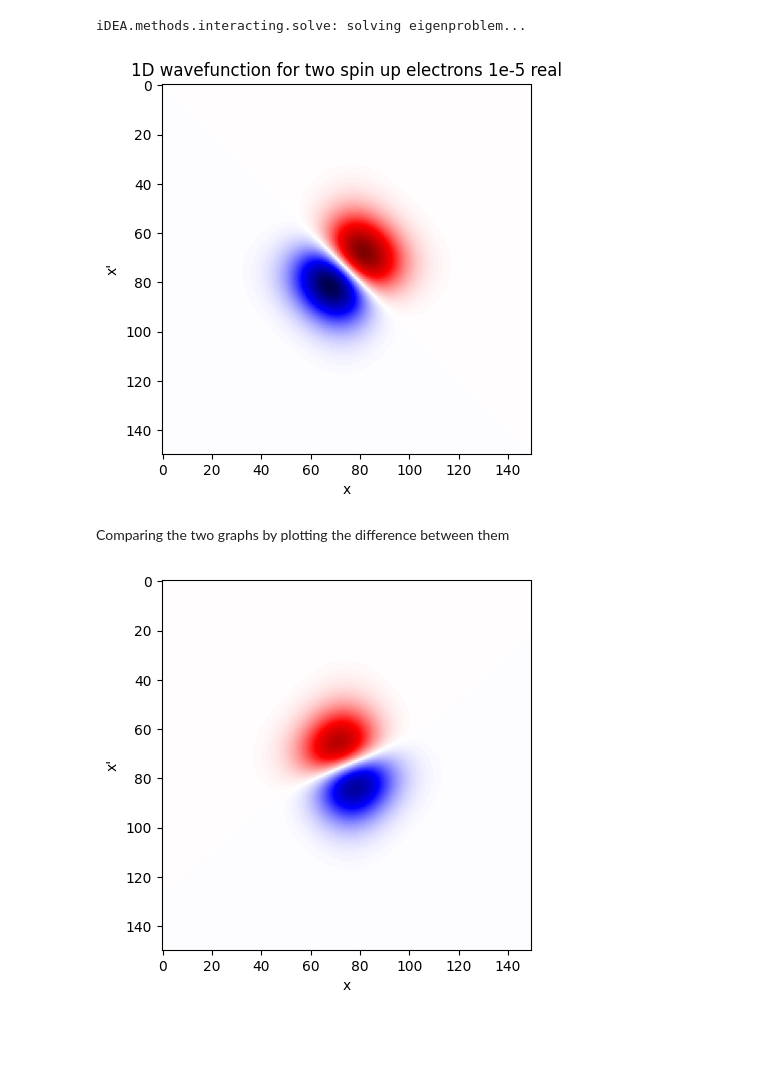
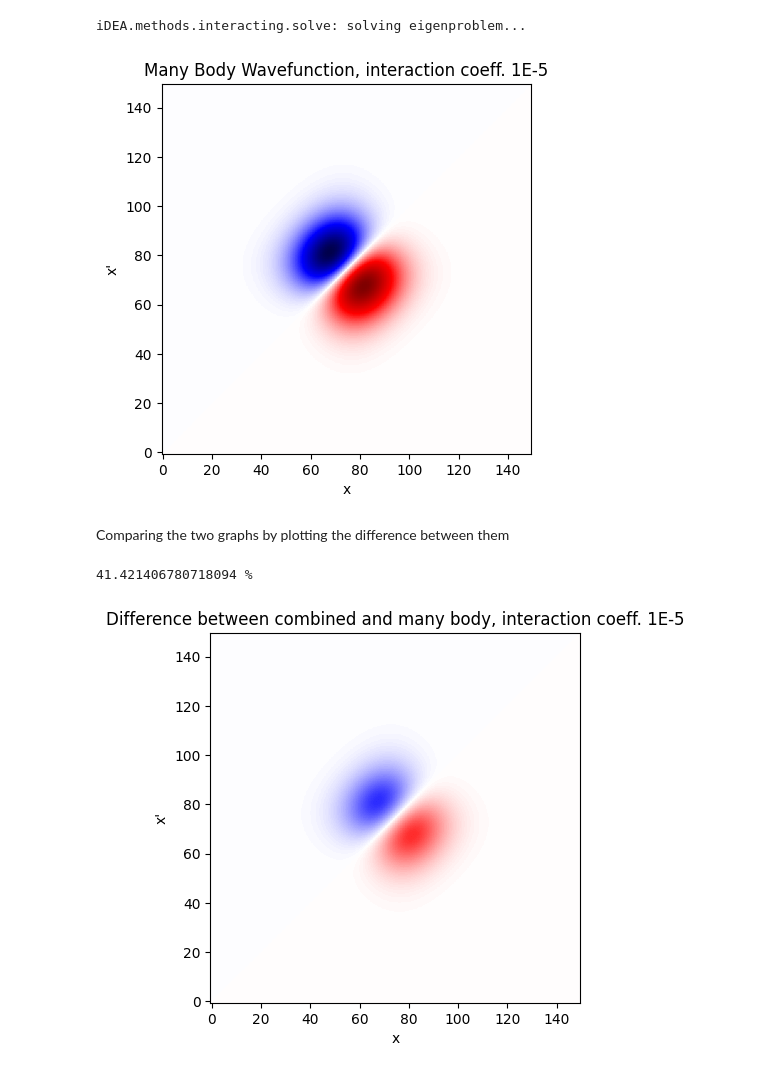
Before and after one commit to indigoedwards/indigo-mphys-project, a Jupyter notebook: comparing single and non interacting.ipynb, the cells around one changed output. Cells and saved outputs as stored; diff of their text form; code cells hidden in the pictures; blank space fills up the shorter version.

Commit message:
fixed the phase issue in the combined solution

```diff
--- a/comparing single and non interacting.ipynb
+++ b/comparing single and non interacting.ipynb
@@ -66,12 +66,15 @@ plt.show()
 #combined_wavefunction = atom1_groundstate.full*atom2_firststate.full
 #print(combined_wavefunctions)
 
-combined_wavefunction = np.outer(atom1_groundstate.space.real,atom2_firststate.space.real)
+combined_wavefunction = np.outer(atom1_groundstate.space.real,atom2_firststate.space.real)-np.outer(atom2_firststate.space.real,atom1_groundstate.space.real)
 #print(combined_wavefunction.shape)
 
 #plot the combined wavefunction
-plt.imshow(combined_wavefunction, cmap="seismic", vmax = np.max(combined_wavefunction), vmin = -np.max(combined_wavefunction))
+plt.imshow(combined_wavefunction, cmap="seismic", vmax = np.max(system1_groundstate.space.real), vmin = -np.max(system1_groundstate.space.real))
+plt.title("Combined  Wavefunction")
 plt.xlabel("x")
 plt.ylabel("x'")
+plt.gca().invert_yaxis()
+#plt.savefig("2024-10-07-combined1E-5")
 plt.show()
 # %% [output]
@@ -91,20 +94,28 @@ iDEA.methods.interacting.solve: solving eigenproblem...
 #print(system1_groundstate.space.imag[75])
 
 plt.imshow(system1_groundstate.space.real, cmap="seismic", vmax=np.max(system1_groundstate.space.real), vmin=-np.max(system1_groundstate.space.real))
-plt.title("1D wavefunction for two spin up electrons 1e-5 real")
+plt.title("Many Body Wavefunction, interaction coeff. 1E-5")
 plt.xlabel("x")
 plt.ylabel("x'")
+plt.gca().invert_yaxis()
+#plt.savefig("2024-10-07-manybody1E-5")
 plt.show()
 # %% [output]
-[figure, old version]
+[figure, new version]
 # %% [markdown]
 Comparing the two graphs by plotting the difference between them
 # %%
-difference = np.add(combined_wavefunction,system1_groundstate.space.real)
+difference = np.subtract(combined_wavefunction,system1_groundstate.space.real)
+
+print(np.max(difference)/np.max(system1_groundstate.space.real)*100,"%")
 
 plt.imshow(difference, cmap="seismic", vmax = np.max(system1_groundstate.space.real), vmin = -np.max(system1_groundstate.space.real))
+plt.title("Difference between combined and many body, interaction coeff. 1E-5")
 plt.xlabel("x")
 plt.ylabel("x'")
+plt.gca().invert_yaxis()
+#plt.savefig("2024-10-07-difference1E-5")
 plt.show()
 # %% [output]
+41.421406780718094 %
-[figure, old version]
+[figure, new version]
```
Also changed, not shown: parts of 2 cells of this notebook, 7 other files.
